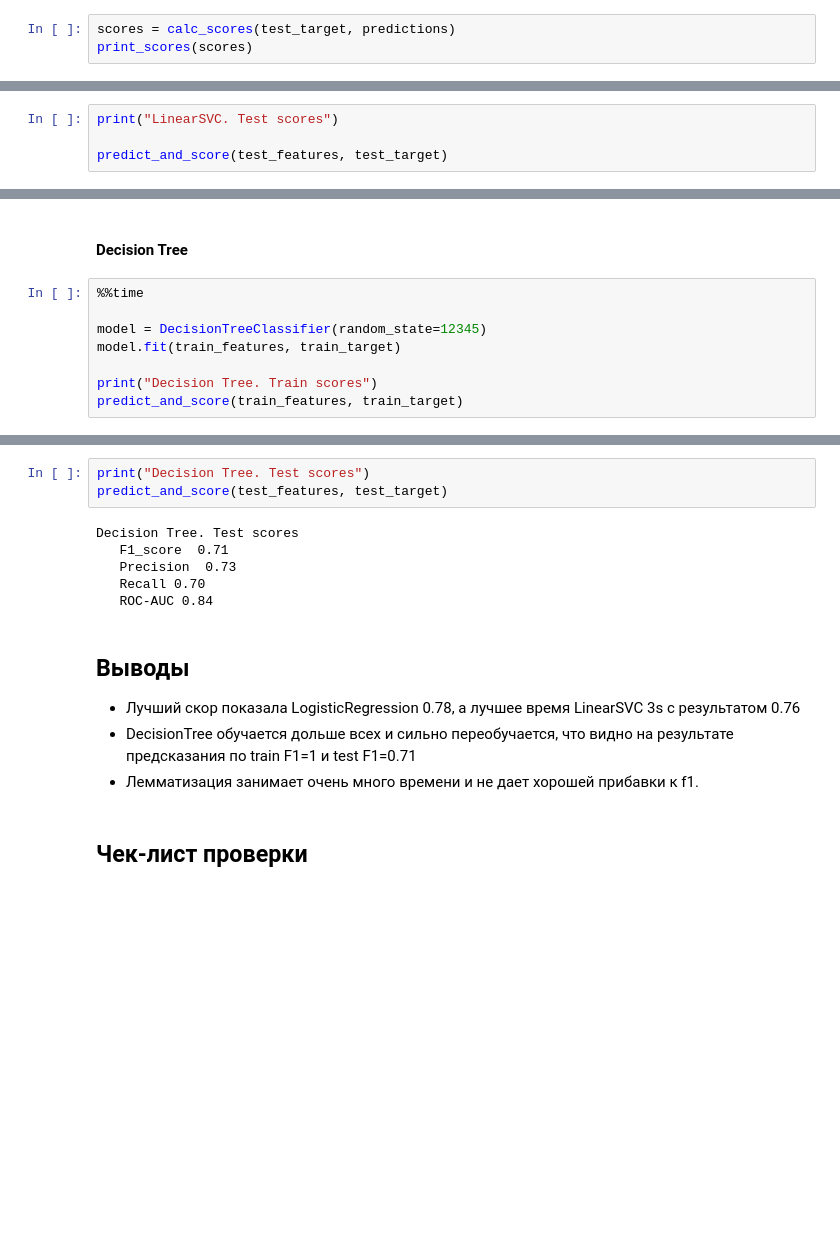
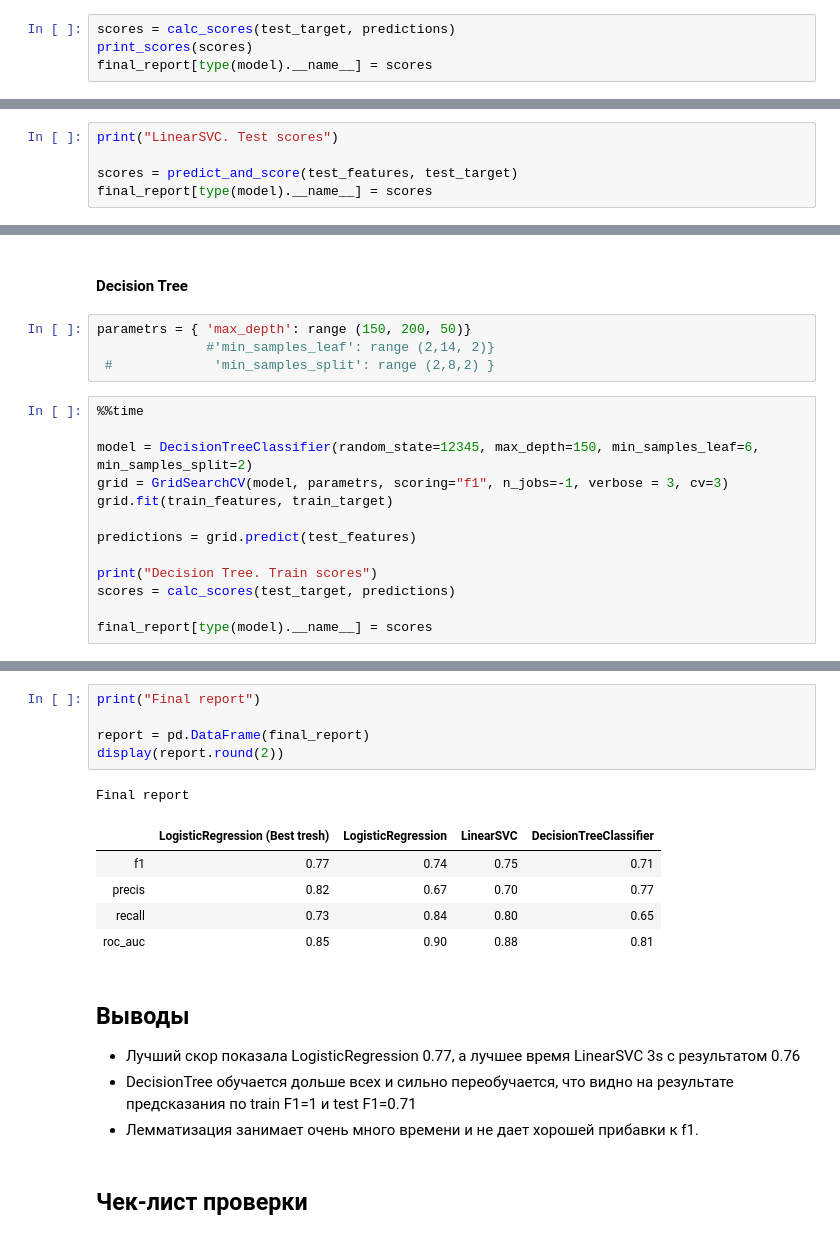
Before and after one commit to ilart/DS_course, a Jupyter notebook: text_learning.ipynb, the cells around one changed output, grey strips where cells are left out. Cells and saved outputs as stored; diff of their text form; blank space fills up the shorter version.

```diff
--- a/text_learning.ipynb
+++ b/text_learning.ipynb
@@ -326,4 +387,5 @@ predictions = model.predict(test_features)
 # %%
 scores = calc_scores(test_target, predictions)
 print_scores(scores)
+final_report[type(model).__name__] = scores
 # %% [output]
@@ -355,6 +417,7 @@ Wall time: 3.39 s
 # %%
 print("LinearSVC. Test scores")
 
-predict_and_score(test_features, test_target)
+scores = predict_and_score(test_features, test_target)
+final_report[type(model).__name__] = scores
 # %% [output]
 LinearSVC. Test scores
@@ -365,11 +428,20 @@ LinearSVC. Test scores
 # %% [markdown]
 #### Decision Tree
+# %%
+parametrs = { 'max_depth': range (150, 200, 50)}
+              #'min_samples_leaf': range (2,14, 2)}
+ #             'min_samples_split': range (2,8,2) }
 # %%
 %%time
 
-model = DecisionTreeClassifier(random_state=12345)
-model.fit(train_features, train_target)
+model = DecisionTreeClassifier(random_state=12345, max_depth=150, min_samples_leaf=6, min_samples_split=2)
+grid = GridSearchCV(model, parametrs, scoring="f1", n_jobs=-1, verbose = 3, cv=3)
+grid.fit(train_features, train_target)
+
+predictions = grid.predict(test_features)
 
 print("Decision Tree. Train scores")
-predict_and_score(train_features, train_target)
+scores = calc_scores(test_target, predictions)
+
+final_report[type(model).__name__] = scores
 # %% [output]
@@ -383,15 +462,18 @@ Wall time: 4min 20s
-# %%
-print("Decision Tree. Test scores")
-predict_and_score(test_features, test_target)
-# %% [output]
-Decision Tree. Test scores
-   F1_score  0.71
-   Precision  0.73
-   Recall 0.70
-   ROC-AUC 0.84
+# %%
+print("Final report")
+
+report = pd.DataFrame(final_report)
+display(report.round(2))
+# %% [output]
+Final report
+|  | LogisticRegression (Best tresh) | LogisticRegression | LinearSVC | DecisionTreeClassifier |
+| f1 | 0.77 | 0.74 | 0.75 | 0.71 |
+| precis | 0.82 | 0.67 | 0.70 | 0.77 |
+| recall | 0.73 | 0.84 | 0.80 | 0.65 |
+| roc_auc | 0.85 | 0.90 | 0.88 | 0.81 |
 # %% [markdown]
 ## Выводы
-- Лучший скор показала LogisticRegression 0.78, а лучшее время LinearSVC 3s с результатом 0.76
+- Лучший скор показала LogisticRegression 0.77, а лучшее время LinearSVC 3s с результатом 0.76
 - DecisionTree обучается дольше всех и сильно переобучается, что видно на результате предсказания по train F1=1 и test F1=0.71
 - Лемматизация занимает очень много времени и не дает хорошей прибавки к f1.
 # %% [markdown]
```
Also changed, not shown: parts of 25 cells of this notebook.
